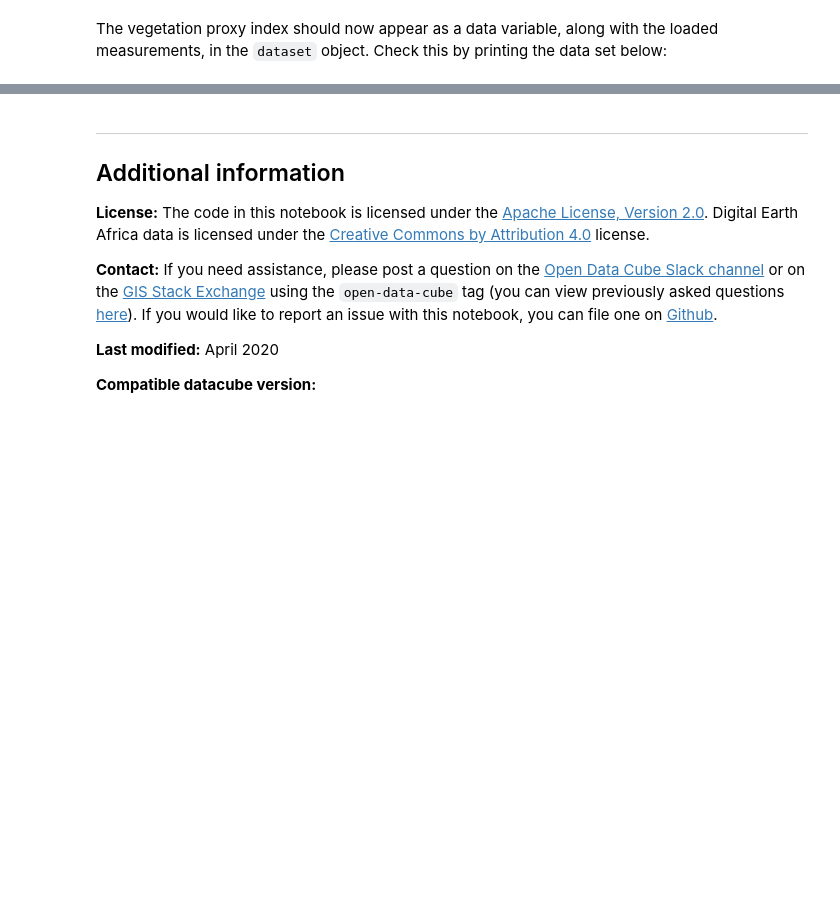
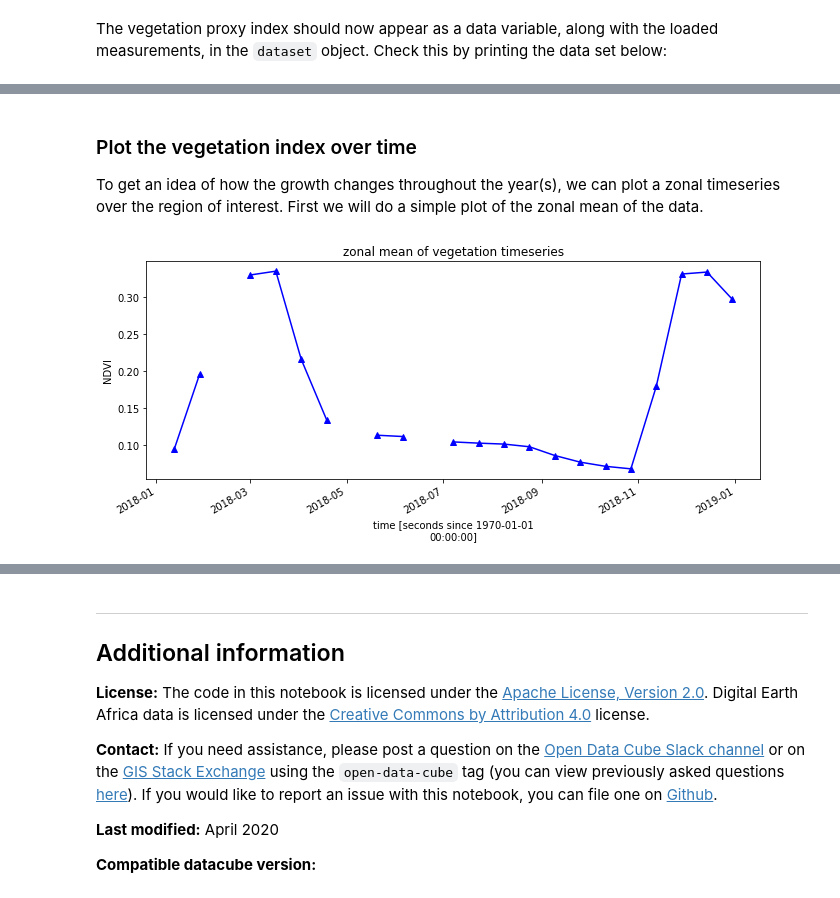
Before and after one commit to digitalearthafrica/deafrica-sandbox-notebooks, a Jupyter notebook: Real_world_examples/Vegetation_phenology.ipynb, the cells around one changed output, grey strips where cells are left out. Cells and saved outputs as stored; diff of their text form; code cells hidden in the pictures; blank space fills up the shorter version.

```diff
--- a/Real_world_examples/Vegetation_phenology.ipynb
+++ b/Real_world_examples/Vegetation_phenology.ipynb
@@ -80,18 +80,19 @@ For reasonable loading times, set this as `0.1` or lower.
 # Set the vegetation proxy to use
 veg_proxy = 'NDVI'
 
-# Define area of interest: Aviv Coffee Farm, Tanzania
-lat = -10.6976
-lon = 35.2686
-lon_buffer = 0.00200
-lat_buffer = 0.00190
+# Define area of interest
+lat = 22.817
+lon = 28.518
+
+lon_buffer = 0.0175
+lat_buffer = 0.004
 
 # Combine central lat,lon with buffer to get area of interest
 lat_range = (lat-lat_buffer, lat+lat_buffer)
 lon_range = (lon-lon_buffer, lon+lon_buffer)
 
 # Set the range of dates for the analysis
-years_range = ('2013', '2018')
+years_range = ('2018')
 # %% [markdown]
 ## View the selected location
 The next cell will display the selected area on an interactive map.
@@ -112,20 +111,16 @@ query = {
     'y': lat_range,
     'x': lon_range,
     'time': years_range,
-    'measurements': ['red', 'blue', 'nir'],
+    'measurements': ['red', 'green', 'blue', 'nir'],
     'resolution': (-30,30),
+    'output_crs': 'epsg:6933'
 }
 
-# Identify the most common projection system in the input query
-crs = mostcommon_crs(dc=dc,
-                     product='ls8_usgs_sr_scene',
-                     query=query
-                    )
+# Load available data from Landsat 8
+ds = load_ard(dc=dc,
+              products=['usgs_ls8c_level2_2'],
+              **query
+              )
 
-# Load available data from Landsat 8
-dataset = load_ard(dc=dc,
-                   products=['ls8_usgs_sr_scene'],
-                   output_crs=crs,
-                   **query
-                  )
+print(ds)
 # %% [output]
@@ -183,7 +177,7 @@ Both indices are available through the [calculate_indices](../Frequently_used_co
 Here, we use `collection='c1'` since we're working with Landsat Collection-1 data.
 # %%
 # Calculate the chosen vegetation proxy index and add it to the loaded data set
-dataset = calculate_indices(dataset, index=veg_proxy, collection='c1')
+ds = calculate_indices(ds, index=veg_proxy, collection='c1')
 # %% [markdown]
 The vegetation proxy index should now appear as a data variable, along with the loaded measurements, in the `dataset` object.
 Check this by printing the data set below:
@@ -451,0 +184,9 @@ There are 8 months with data for 2018, but the minimum number of months is 9.
+# %% [markdown]
+### Plot the vegetation index over time
+
+To get an idea of how the growth changes throughout the year(s), we can plot a zonal timeseries over the region of interest. First we will do a simple plot of the zonal mean of the data.
+# %%
+ds.NDVI.mean(['x', 'y']).plot.line('b-^', figsize=(11,4))
+plt.title('zonal mean of vegetation timeseries');
+# %% [output]
+[figure, added]
```
Also changed, not shown: parts of 39 cells of this notebook, 1 other file.
